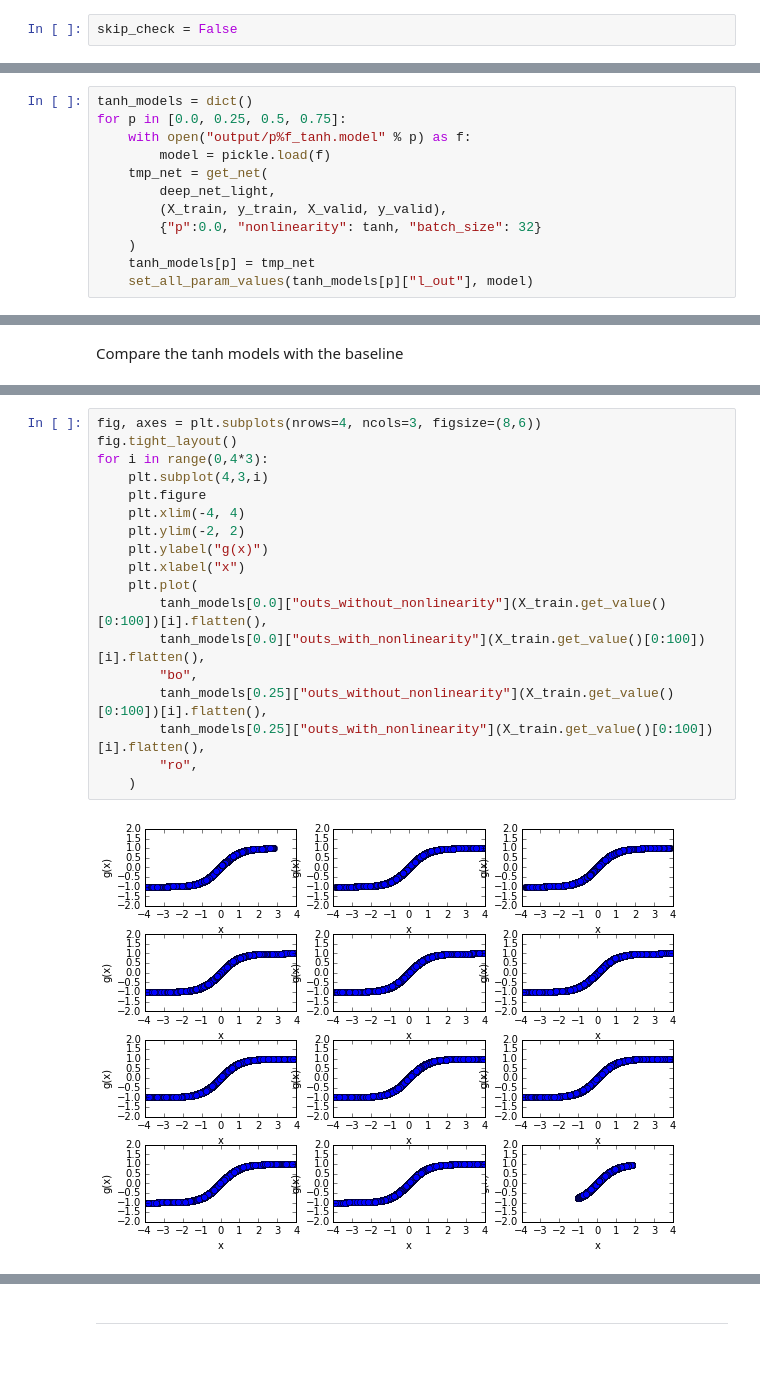
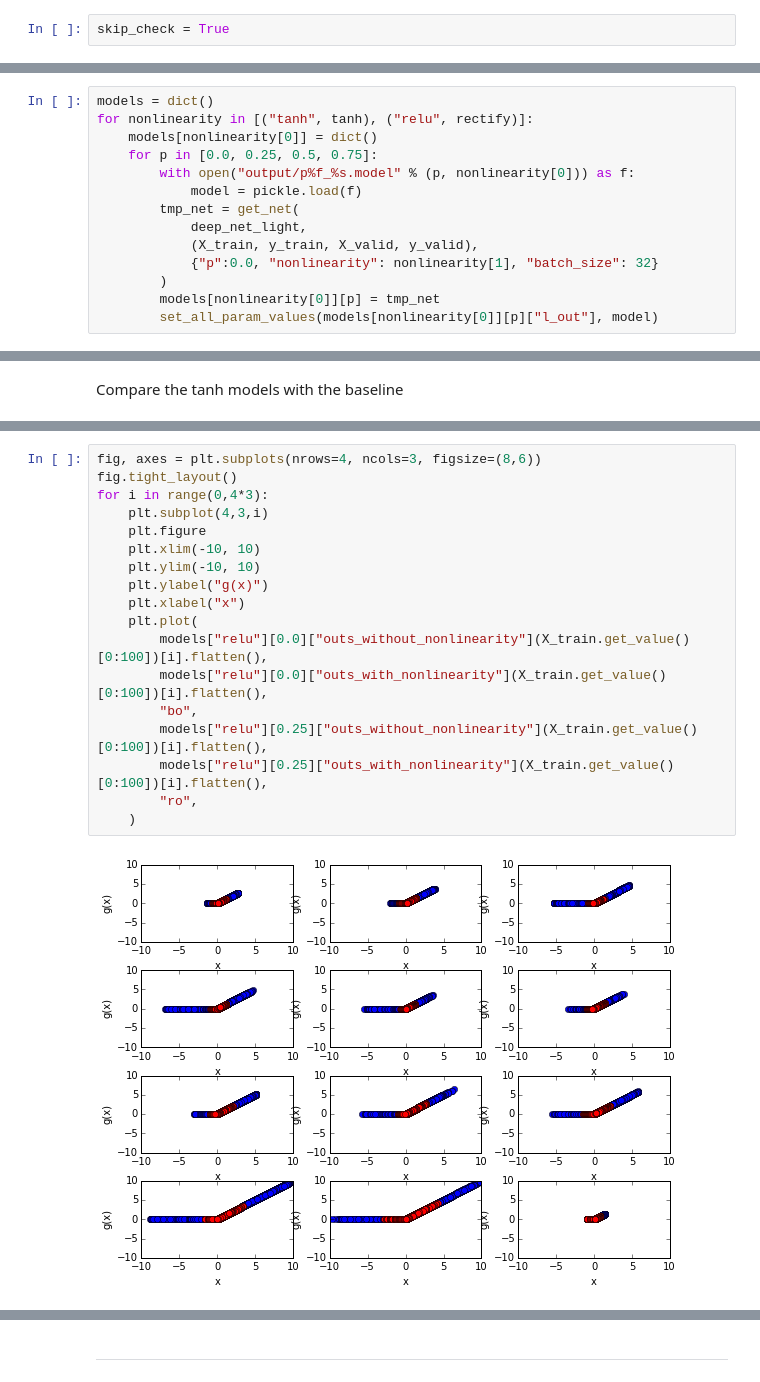
Before and after one commit to christopher-beckham/msc, a Jupyter notebook: experiments/lasagne_additions/skip_layers.ipynb, the cells around one changed output, grey strips where cells are left out. Saved outputs shown, nothing was run; the diff lists cells and outputs as text.

```diff
--- a/experiments/lasagne_additions/skip_layers.ipynb
+++ b/experiments/lasagne_additions/skip_layers.ipynb
@@ -347,4 +456,4 @@ epoch,train_loss,valid_loss,time
 # %%
-skip_check = False
+skip_check = True
 # %%
 if skip_check or os.environ["HOSTNAME"] == "cuda4.rdgi.polymtl.ca":
@@ -411,17 +529,19 @@ deep_net_light = [
     ("dense", 128)
 ]
 # %%
-tanh_models = dict()
-for p in [0.0, 0.25, 0.5, 0.75]:
-    with open("output/p%f_tanh.model" % p) as f:
-        model = pickle.load(f)
-    tmp_net = get_net(
-        deep_net_light,
-        (X_train, y_train, X_valid, y_valid),
-        {"p":0.0, "nonlinearity": tanh, "batch_size": 32}
-    )
-    tanh_models[p] = tmp_net
-    set_all_param_values(tanh_models[p]["l_out"], model)
+models = dict()
+for nonlinearity in [("tanh", tanh), ("relu", rectify)]:
+    models[nonlinearity[0]] = dict()
+    for p in [0.0, 0.25, 0.5, 0.75]:
+        with open("output/p%f_%s.model" % (p, nonlinearity[0])) as f:
+            model = pickle.load(f)
+        tmp_net = get_net(
+            deep_net_light,
+            (X_train, y_train, X_valid, y_valid),
+            {"p":0.0, "nonlinearity": nonlinearity[1], "batch_size": 32}
+        )
+        models[nonlinearity[0]][p] = tmp_net
+        set_all_param_values(models[nonlinearity[0]][p]["l_out"], model)
 # %% [output]
 (None, 8, 26, 26)
 (None, 8, 24, 24)
@@ -453,23 +603,23 @@ Compare the tanh models with the baseline
 # %%
 fig, axes = plt.subplots(nrows=4, ncols=3, figsize=(8,6))
 fig.tight_layout()
 for i in range(0,4*3):
     plt.subplot(4,3,i)
     plt.figure
-    plt.xlim(-4, 4)
-    plt.ylim(-2, 2)
+    plt.xlim(-10, 10)
+    plt.ylim(-10, 10)
     plt.ylabel("g(x)")
     plt.xlabel("x")
     plt.plot(
-        tanh_models[0.0]["outs_without_nonlinearity"](X_train.get_value()[0:100])[i].flatten(),
-        tanh_models[0.0]["outs_with_nonlinearity"](X_train.get_value()[0:100])[i].flatten(),
+        models["relu"][0.0]["outs_without_nonlinearity"](X_train.get_value()[0:100])[i].flatten(),
+        models["relu"][0.0]["outs_with_nonlinearity"](X_train.get_value()[0:100])[i].flatten(),
         "bo",
-        tanh_models[0.25]["outs_without_nonlinearity"](X_train.get_value()[0:100])[i].flatten(),
-        tanh_models[0.25]["outs_with_nonlinearity"](X_train.get_value()[0:100])[i].flatten(),
+        models["relu"][0.25]["outs_without_nonlinearity"](X_train.get_value()[0:100])[i].flatten(),
+        models["relu"][0.25]["outs_with_nonlinearity"](X_train.get_value()[0:100])[i].flatten(),
         "ro",
     )
 # %% [output]
-[figure, old version]
+[figure, new version]
 # %%
 fig, axes = plt.subplots(nrows=4, ncols=3, figsize=(8,6))
 fig.tight_layout()
```
Also changed, not shown: parts of 21 cells of this notebook, 1 other file.
